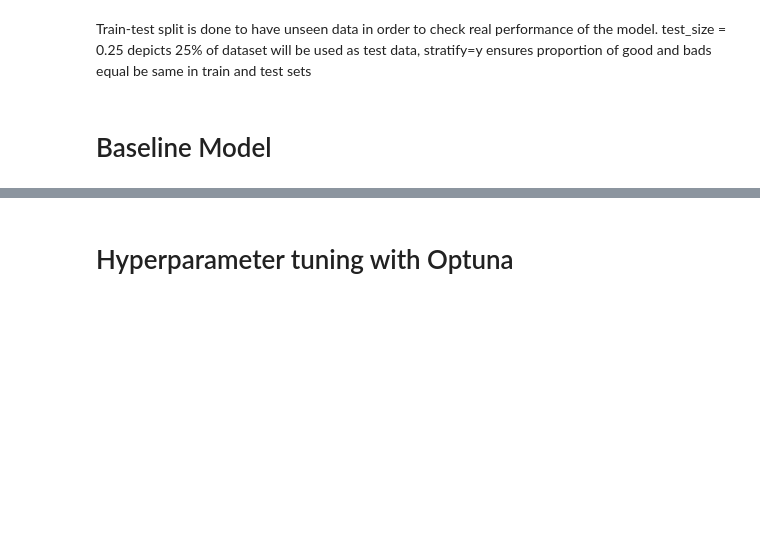
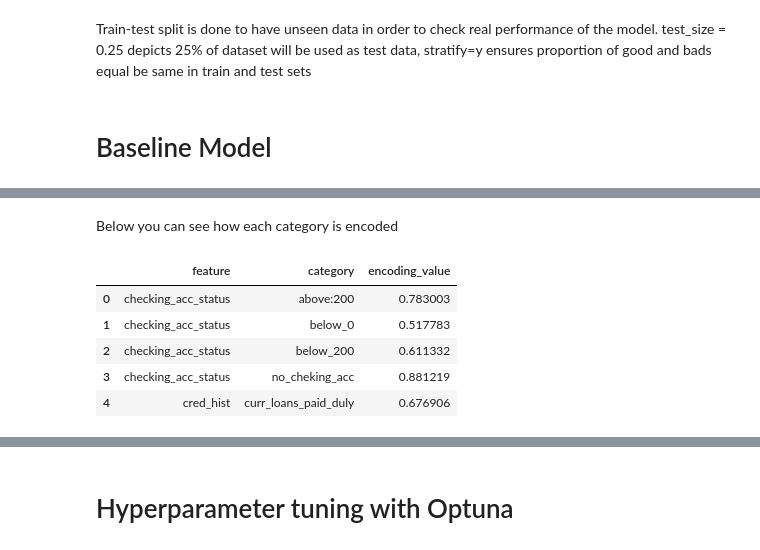
Before and after one commit to elsnkazm/datazone_data_preprocessing, a Jupyter notebook: seminar_v3.ipynb, the cells around one changed output, grey strips where cells are left out. Saved outputs shown, nothing was run; the diff lists cells and outputs as text; code cells hidden in the pictures; blank space fills up the shorter version.

```diff
--- a/seminar_v3.ipynb
+++ b/seminar_v3.ipynb
@@ -215,0 +240,22 @@ Gini score: 0.359
+# %% [markdown]
+Below you can see how each category is encoded
+# %%
+cats = np.concatenate(te.categories_).reshape(-1,1)
+ends = np.concatenate(te.encodings_).reshape(-1,1)
+
+features = []
+for feature in categorical_features:
+    n_cat = df[feature].nunique()
+    [features.append(feature) for i in range(n_cat)]
+
+comb = np.concatenate((cats, ends), axis = 1)
+te_df = pd.DataFrame(comb, index=features).reset_index()
+te_df.columns = ['feature','category', 'encoding_value']
+te_df.head()
+# %% [output]
+|  | feature | category | encoding_value |
+| 0 | checking_acc_status | above:200 | 0.783003 |
+| 1 | checking_acc_status | below_0 | 0.517783 |
+| 2 | checking_acc_status | below_200 | 0.611332 |
+| 3 | checking_acc_status | no_cheking_acc | 0.881219 |
+| 4 | cred_hist | curr_loans_paid_duly | 0.676906 |
```
Also changed, not shown: parts of 29 cells of this notebook.
